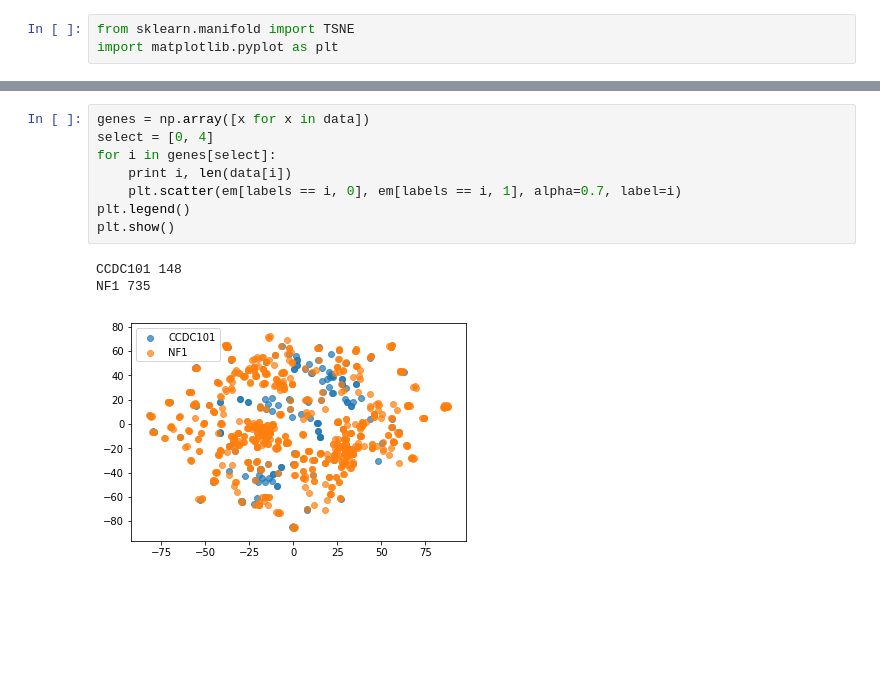
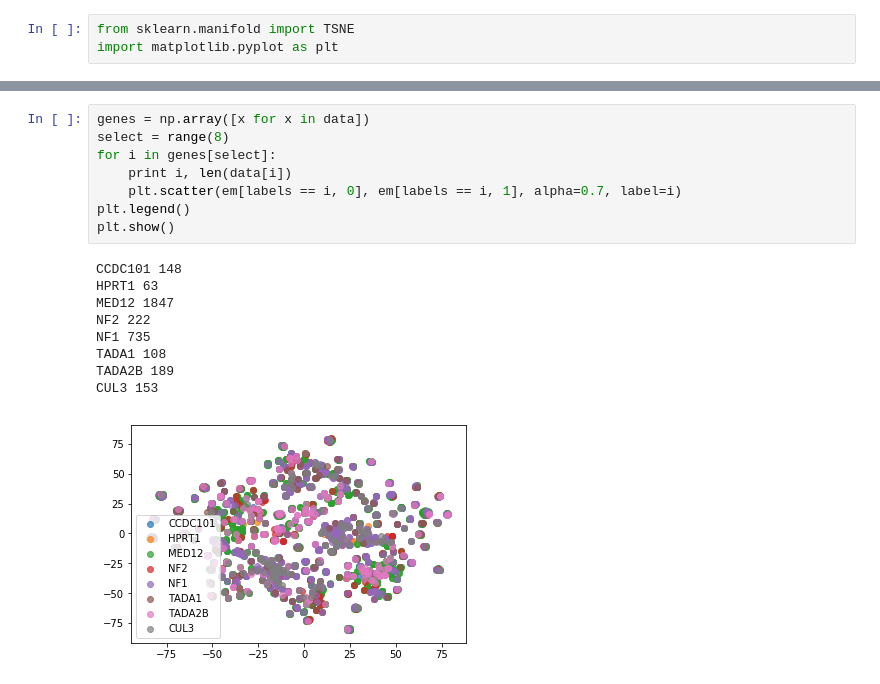
Before and after one commit to vivekmyers/CS234-DNA, a Jupyter notebook: data_test.ipynb, the cells around one changed output, grey strips where cells are left out. Drawn from its saved outputs; the diff is of its cells as text; blank space fills up the shorter version.

```diff
--- a/data_test.ipynb
+++ b/data_test.ipynb
@@ -84,12 +84,18 @@ em = TSNE(n_components=2, verbose=1).fit_transform(sequences)
 # %%
 genes = np.array([x for x in data])
-select = [0, 4]
+select = range(8)
 for i in genes[select]:
     print i, len(data[i])
     plt.scatter(em[labels == i, 0], em[labels == i, 1], alpha=0.7, label=i)
 plt.legend()
 plt.show()
 # %% [output]
 CCDC101 148
+HPRT1 63
+MED12 1847
+NF2 222
 NF1 735
+TADA1 108
+TADA2B 189
+CUL3 153
-[figure, old version]
+[figure, new version]
```
Also changed, not shown: parts of 1 cell of this notebook, 30 other files.
